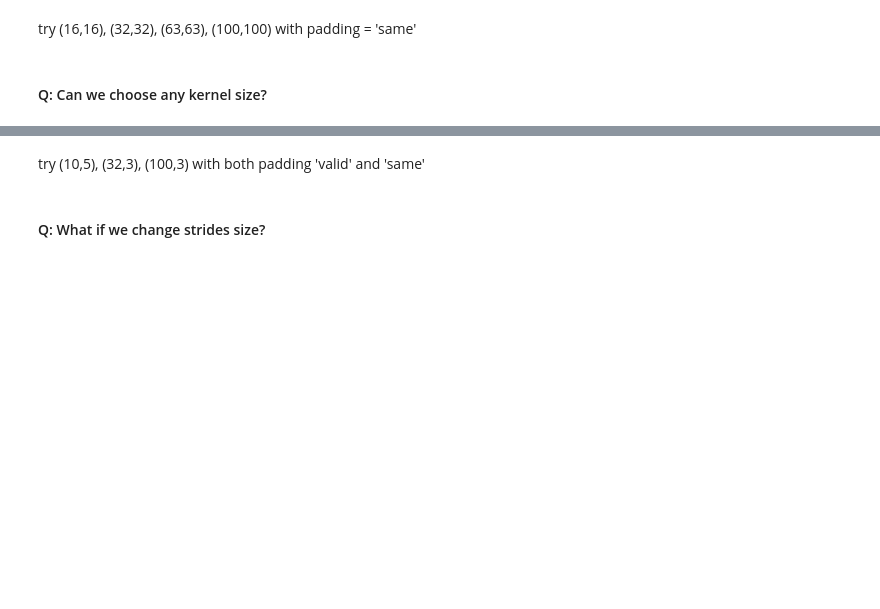
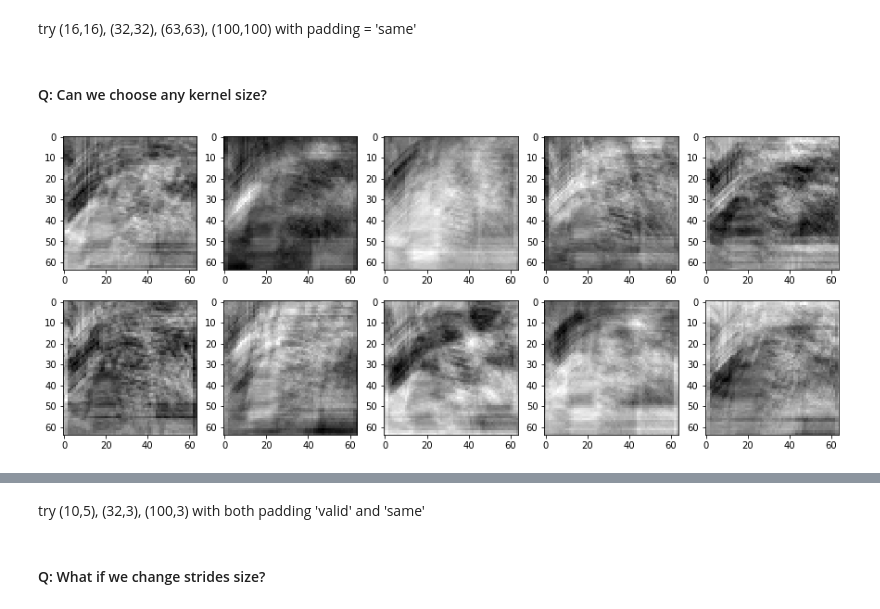
Before and after one commit to shahabeddin/GEC_Lab_Level2, a Jupyter notebook: GEC_Level2_Lab4.ipynb, the cells around one changed output, grey strips where cells are left out. Saved outputs shown, nothing was run; the diff lists cells and outputs as text; code cells hidden in the pictures; blank space fills up the shorter version.

```diff
--- a/GEC_Level2_Lab4.ipynb
+++ b/GEC_Level2_Lab4.ipynb
@@ -151,3 +215,8 @@ plot_output(o)
 try (16,16), (32,32), (63,63), (100,100) with padding = 'same'
 # %% [markdown]
 #### Q: Can we choose any kernel size?
+# %%
+#32 x 5, padding="same"
+plot_output(o)
+# %% [output]
+[figure, added]
```
Also changed, not shown: parts of 59 cells of this notebook.
